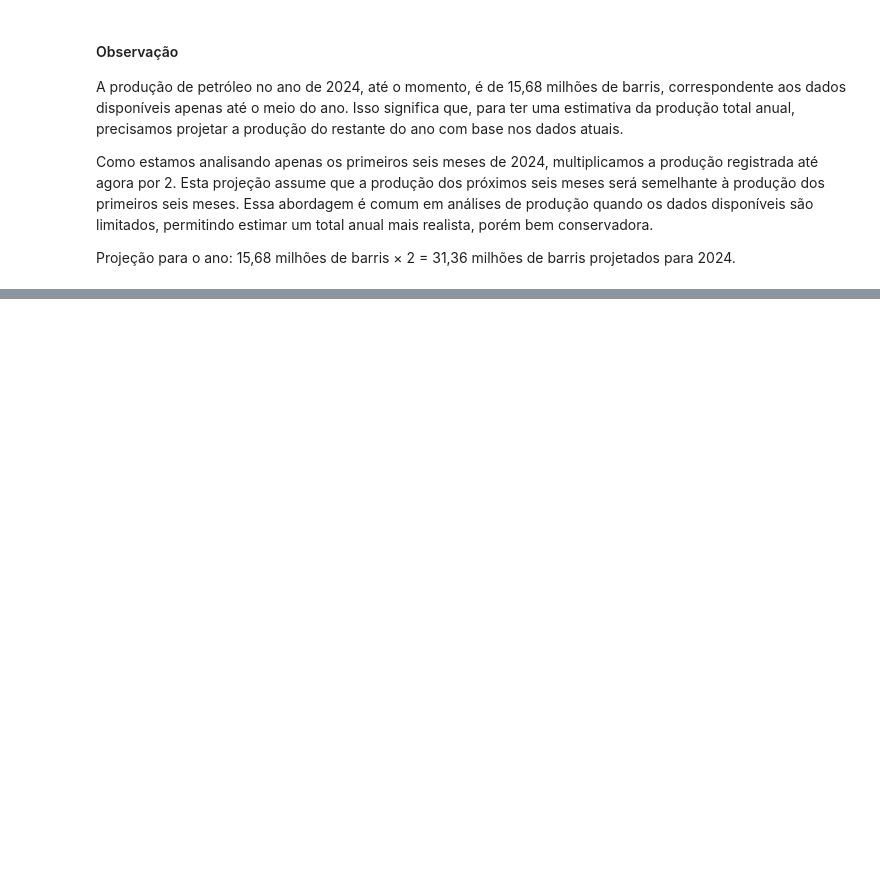
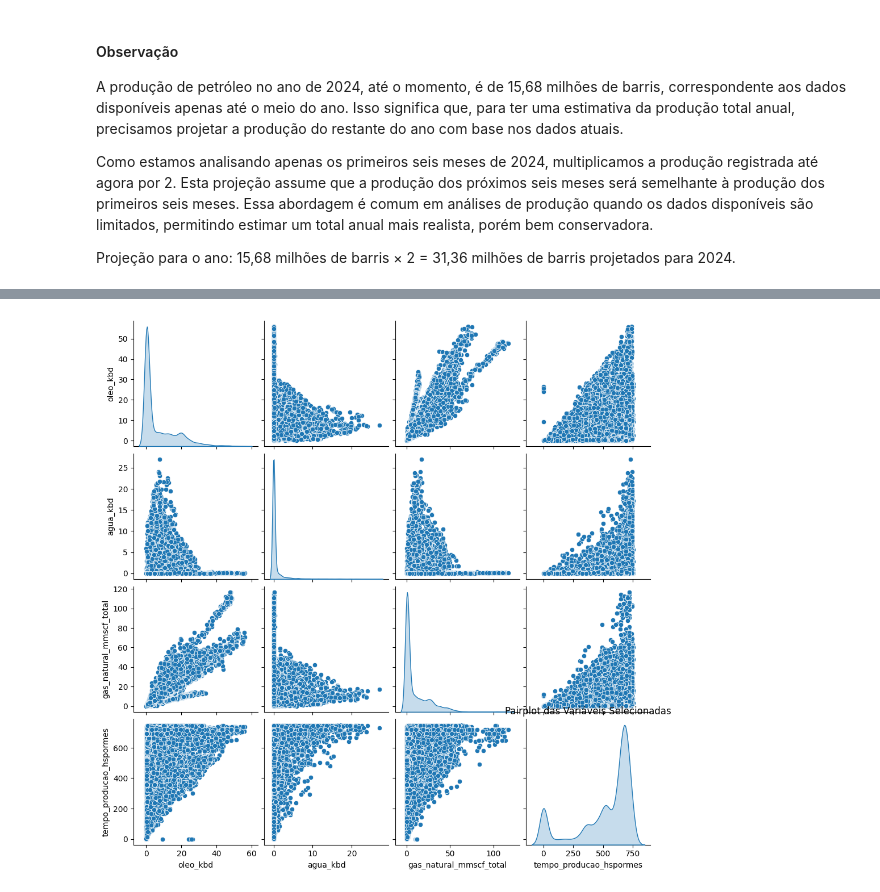
Before and after one commit to brainopensource/datascience-mvp, a Jupyter notebook: MVP_Análise_de_Dados_e_Boas_Práticas.ipynb, the cells around one changed output, grey strips where cells are left out. Drawn from its saved outputs; the diff is of its cells as text; code cells hidden in the pictures; blank space fills up the shorter version.

```diff
--- a/MVP_Análise_de_Dados_e_Boas_Práticas.ipynb
+++ b/MVP_Análise_de_Dados_e_Boas_Práticas.ipynb
@@ -642,5 +519,7 @@ NameError: name 'df_producao' is not defined
 # %%
-# Pairplot para visualizar a relação entre variáveis e possíveis padrões
-sns.pairplot(df_producao, diag_kind='kde')
-plt.title('Pairplot das Variáveis Numéricas')
+# Criar o pairplot com o subconjunto de colunas
+sns.pairplot(df_production[colunas_numericas], diag_kind='kde')
+plt.title('Pairplot das Variáveis Selecionadas')
 plt.show()
+# %% [output]
+[figure, added]
```
Also changed, not shown: parts of 33 cells of this notebook.
